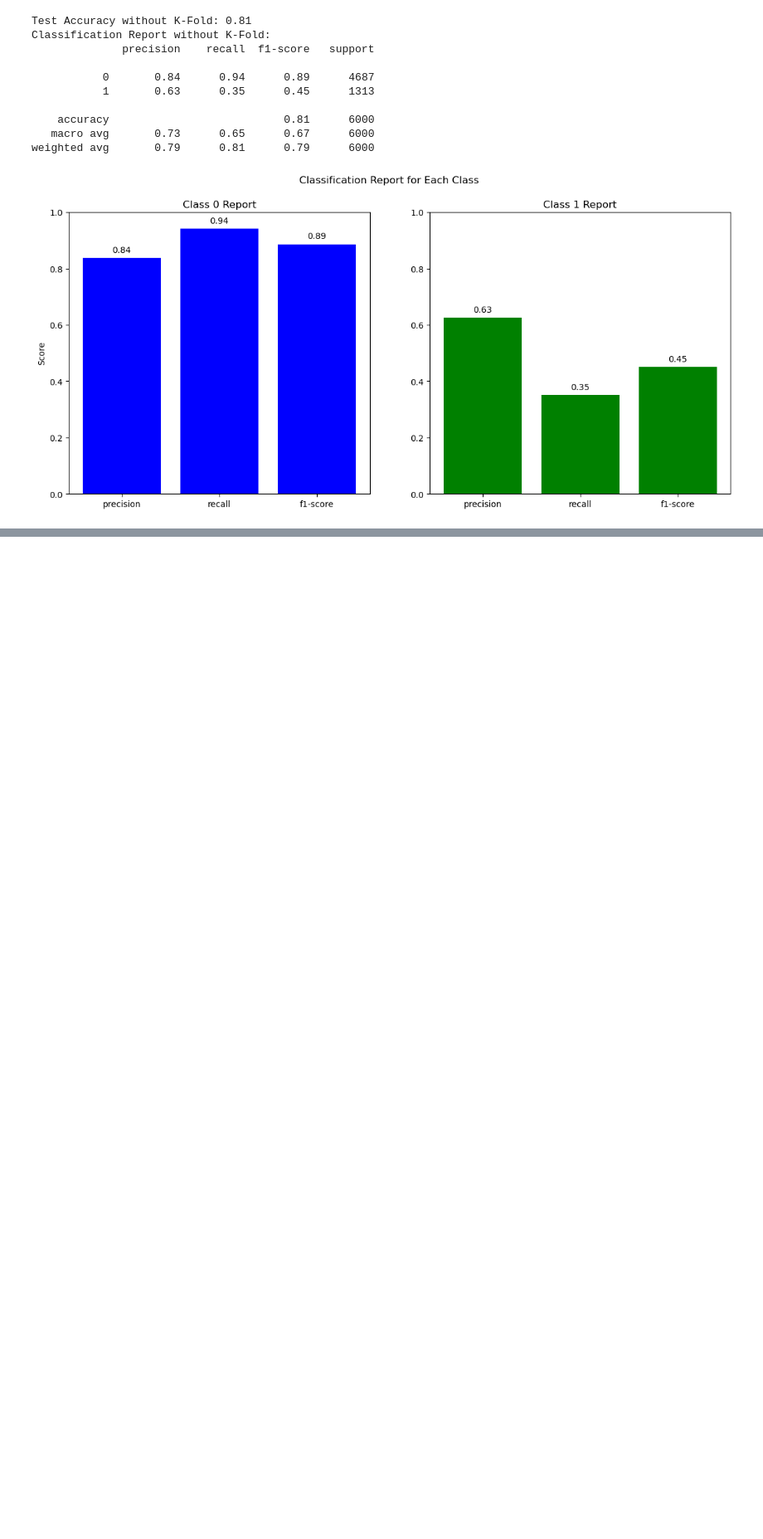
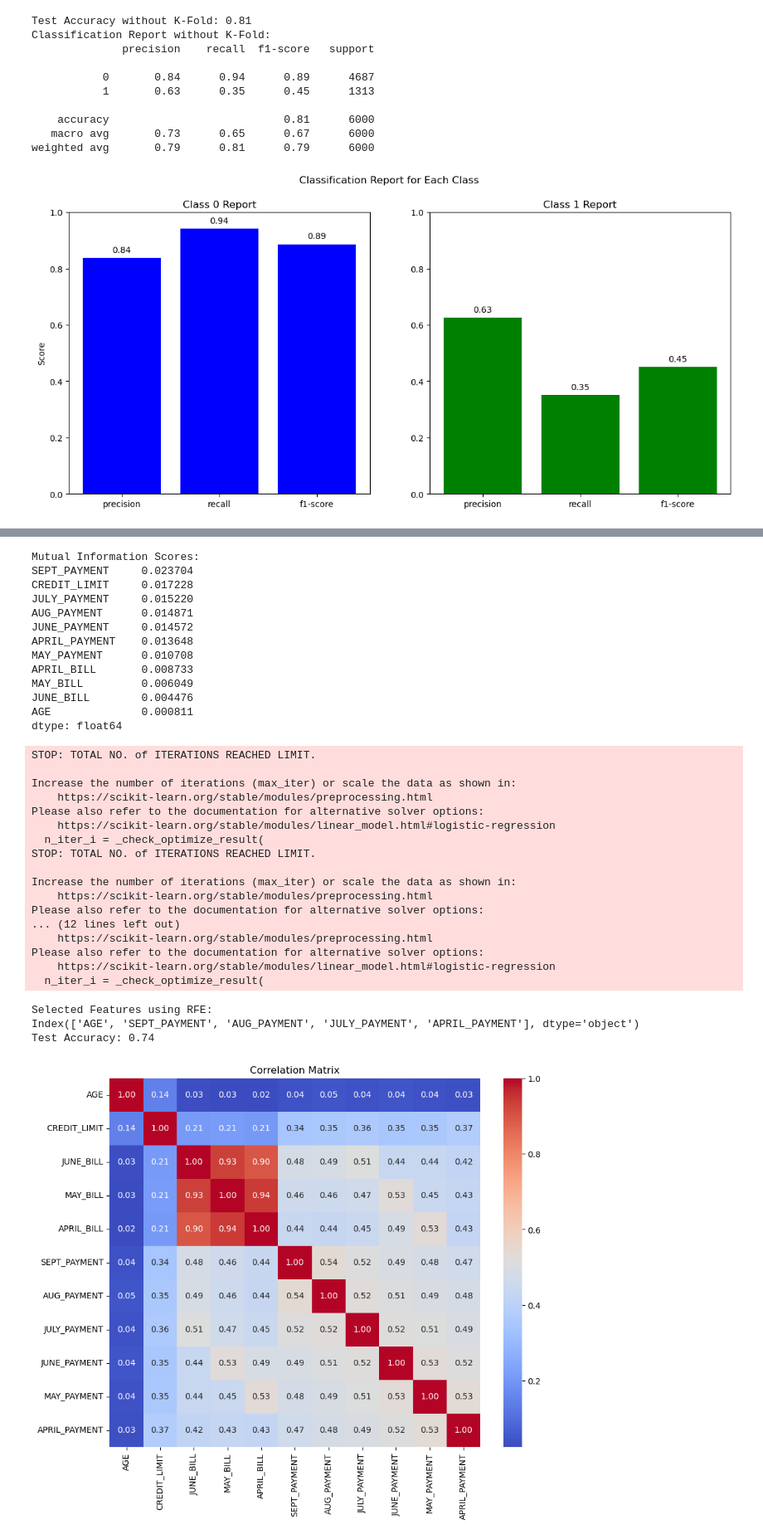
Before and after one commit to DatasanAli/AAI-501-Grp1, a Jupyter notebook: notebooks/naive-bayes.ipynb, the cells around one changed output, grey strips where cells are left out. Shown at 83% size. Drawn from its saved outputs; the diff is of its cells as text; code cells hidden in the pictures; blank space fills up the shorter version.

Commit message:
naive bayes with independent variables

```diff
--- a/notebooks/naive-bayes.ipynb
+++ b/notebooks/naive-bayes.ipynb
@@ -425,0 +505,46 @@ weighted avg       0.79      0.81      0.79      6000
+# %%
+# Check for independence using correlation matrix
+correlation_matrix = X[numeric_features].corr()
+print("Correlation Matrix:")
+print(correlation_matrix)
+
+# Feature selection using mutual information
+mi = mutual_info_classif(X[numeric_features], y)
+mi_series = pd.Series(mi, index=numeric_features)
+mi_series.sort_values(ascending=False, inplace=True)
+print("Mutual Information Scores:")
+print(mi_series)
+
+# Feature selection using RFE
+model = LogisticRegression()
+rfe = RFE(model, n_features_to_select=5)
+fit = rfe.fit(X[numeric_features], y)
+selected_features = X[numeric_features].columns[fit.support_]
+print("Selected Features using RFE:")
+print(selected_features)
+
+# Define the preprocessor for numerical features
+preprocessor_gnb = ColumnTransformer([
+    ('num', StandardScaler(), selected_features)
+], remainder='drop')
+
+# Create the pipeline for Gaussian Naive Bayes
+pipeline_gnb = Pipeline([
+    ('preprocessor', preprocessor_gnb),
+    ('classifier', GaussianNB())
+])
+
+# Train the pipeline
+X_train, X_test, y_train, y_test = train_test_split(X, y, test_size=0.2, random_state=42)
+pipeline_gnb.fit(X_train, y_train)
+
+# Evaluate the pipeline
+score = pipeline_gnb.score(X_test, y_test)
+print(f"Test Accuracy: {score:.2f}")
+
+# Plot the correlation matrix
+plt.figure(figsize=(10, 8))
+sns.heatmap(correlation_matrix, annot=True, cmap='coolwarm', fmt='.2f')
+plt.title('Correlation Matrix')
+plt.show()
+# %% [output]
@@ -425,0 +568,34 @@ weighted avg       0.79      0.81      0.79      6000
+Mutual Information Scores:
+SEPT_PAYMENT     0.023704
+CREDIT_LIMIT     0.017228
+JULY_PAYMENT     0.015220
+AUG_PAYMENT      0.014871
+JUNE_PAYMENT     0.014572
+APRIL_PAYMENT    0.013648
+MAY_PAYMENT      0.010708
+APRIL_BILL       0.008733
+MAY_BILL         0.006049
+JUNE_BILL        0.004476
+AGE              0.000811
+dtype: float64
+STOP: TOTAL NO. of ITERATIONS REACHED LIMIT.
+
+Increase the number of iterations (max_iter) or scale the data as shown in:
+    https://scikit-learn.org/stable/modules/preprocessing.html
+Please also refer to the documentation for alternative solver options:
+    https://scikit-learn.org/stable/modules/linear_model.html#logistic-regression
+  n_iter_i = _check_optimize_result(
+STOP: TOTAL NO. of ITERATIONS REACHED LIMIT.
+
+Increase the number of iterations (max_iter) or scale the data as shown in:
+    https://scikit-learn.org/stable/modules/preprocessing.html
+Please also refer to the documentation for alternative solver options:
+... (12 lines left out)
+    https://scikit-learn.org/stable/modules/preprocessing.html
+Please also refer to the documentation for alternative solver options:
+    https://scikit-learn.org/stable/modules/linear_model.html#logistic-regression
+  n_iter_i = _check_optimize_result(
+Selected Features using RFE:
+Index(['AGE', 'SEPT_PAYMENT', 'AUG_PAYMENT', 'JULY_PAYMENT', 'APRIL_PAYMENT'], dtype='object')
+Test Accuracy: 0.74
+[figure, added]
```
Also changed, not shown: parts of 10 cells of this notebook.
